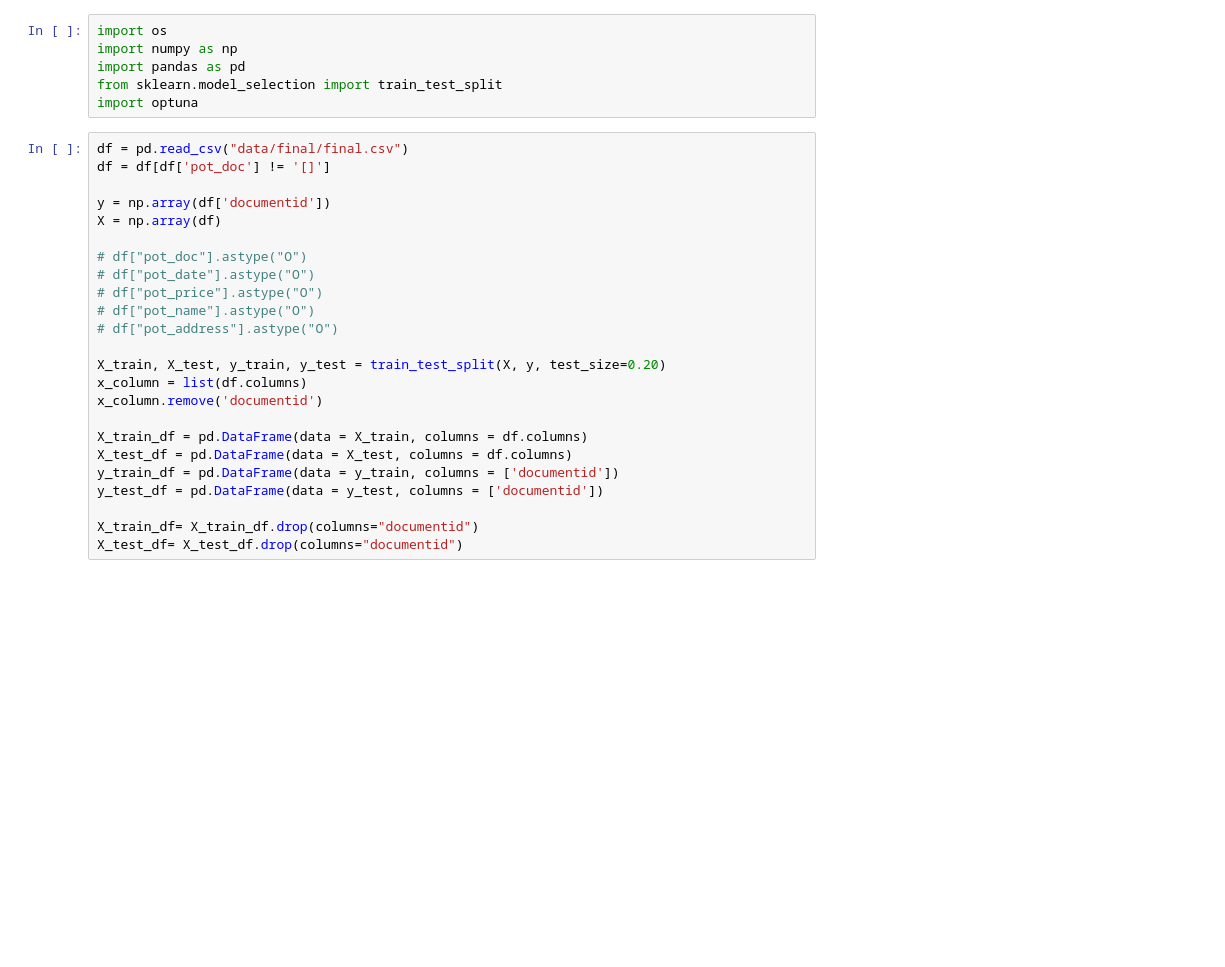
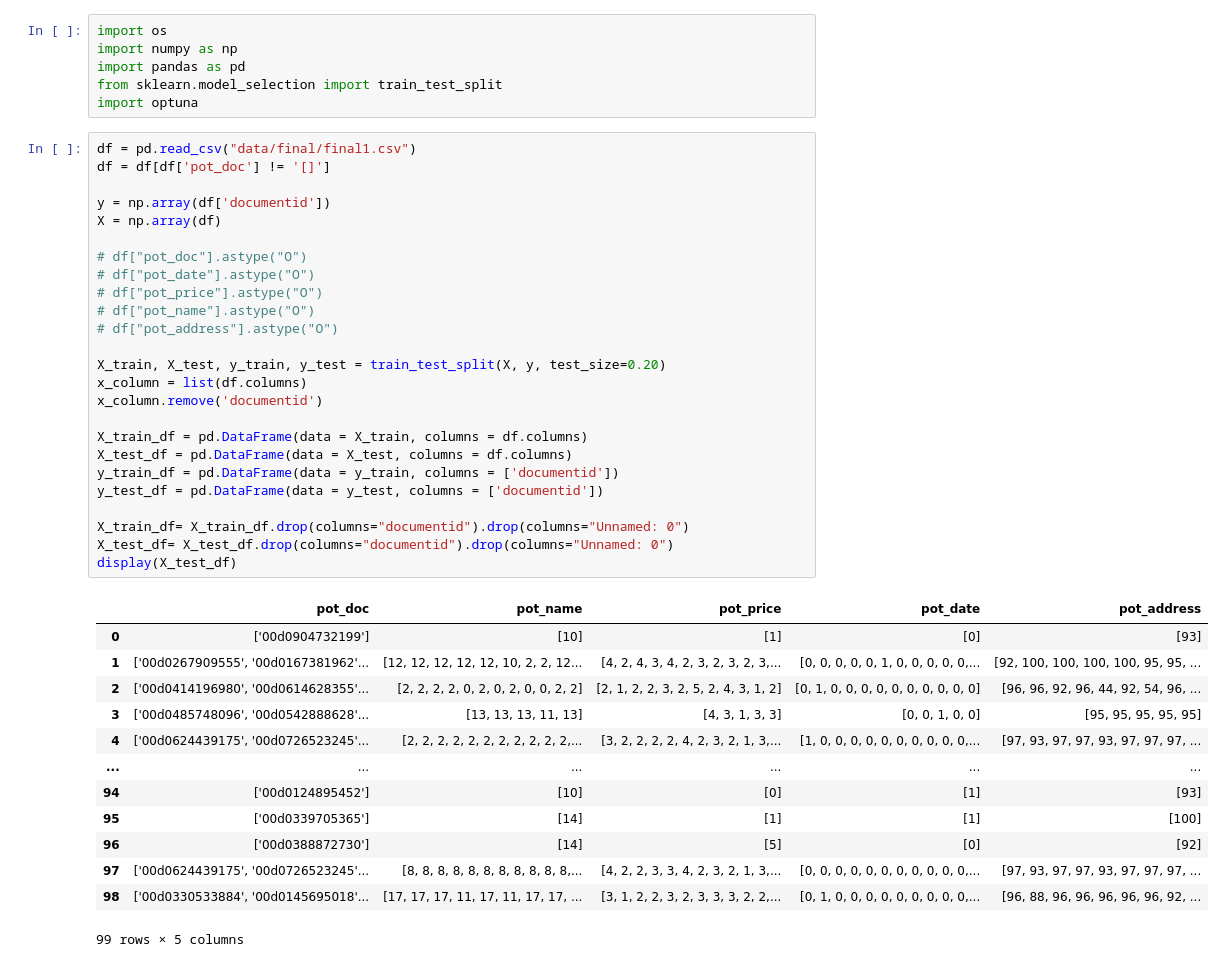
Before and after one commit to TopazFist/BillDatathon2023, a Jupyter notebook: machine_learning.ipynb, the cells around one changed output. Drawn from its saved outputs; the diff is of its cells as text; blank space fills up the shorter version.

```diff
--- a/machine_learning.ipynb
+++ b/machine_learning.ipynb
@@ -5,29 +5,44 @@ import pandas as pd
 from sklearn.model_selection import train_test_split
 import optuna
 # %%
-df = pd.read_csv("data/final/final.csv")
+df = pd.read_csv("data/final/final1.csv")
 df = df[df['pot_doc'] != '[]']
 
 y = np.array(df['documentid'])
 X = np.array(df)
 
 # df["pot_doc"].astype("O")
 # df["pot_date"].astype("O")
 # df["pot_price"].astype("O")
 # df["pot_name"].astype("O")
 # df["pot_address"].astype("O")
 
 X_train, X_test, y_train, y_test = train_test_split(X, y, test_size=0.20)
 x_column = list(df.columns)
 x_column.remove('documentid')
 
 X_train_df = pd.DataFrame(data = X_train, columns = df.columns)
 X_test_df = pd.DataFrame(data = X_test, columns = df.columns)
 y_train_df = pd.DataFrame(data = y_train, columns = ['documentid'])
 y_test_df = pd.DataFrame(data = y_test, columns = ['documentid'])
 
-X_train_df= X_train_df.drop(columns="documentid")
-X_test_df= X_test_df.drop(columns="documentid")
+X_train_df= X_train_df.drop(columns="documentid").drop(columns="Unnamed: 0")
+X_test_df= X_test_df.drop(columns="documentid").drop(columns="Unnamed: 0")
+display(X_test_df)
+# %% [output]
+|  | pot_doc | pot_name | pot_price | pot_date | pot_address |
+| 0 | ['00d0904732199'] | [10] | [1] | [0] | [93] |
+| 1 | ['00d0267909555', '00d0167381962'... | [12, 12, 12, 12, 12, 10, 2, 2, 12... | [4, 2, 4, 3, 4, 2, 3, 2, 3, 2, 3,... | [0, 0, 0, 0, 0, 1, 0, 0, 0, 0, 0,... | [92, 100, 100, 100, 100, 95, 95, ... |
+| 2 | ['00d0414196980', '00d0614628355'... | [2, 2, 2, 2, 0, 2, 0, 2, 0, 0, 2, 2] | [2, 1, 2, 2, 3, 2, 5, 2, 4, 3, 1, 2] | [0, 1, 0, 0, 0, 0, 0, 0, 0, 0, 0, 0] | [96, 96, 92, 96, 44, 92, 54, 96, ... |
+| 3 | ['00d0485748096', '00d0542888628'... | [13, 13, 13, 11, 13] | [4, 3, 1, 3, 3] | [0, 0, 1, 0, 0] | [95, 95, 95, 95, 95] |
+| 4 | ['00d0624439175', '00d0726523245'... | [2, 2, 2, 2, 2, 2, 2, 2, 2, 2, 2,... | [3, 2, 2, 2, 2, 4, 2, 3, 2, 1, 3,... | [1, 0, 0, 0, 0, 0, 0, 0, 0, 0, 0,... | [97, 93, 97, 97, 93, 97, 97, 97, ... |
+| ... | ... | ... | ... | ... | ... |
+| 94 | ['00d0124895452'] | [10] | [0] | [1] | [93] |
+| 95 | ['00d0339705365'] | [14] | [1] | [1] | [100] |
+| 96 | ['00d0388872730'] | [14] | [5] | [0] | [92] |
+| 97 | ['00d0624439175', '00d0726523245'... | [8, 8, 8, 8, 8, 8, 8, 8, 8, 8, 8,... | [4, 2, 2, 3, 3, 4, 2, 3, 2, 1, 3,... | [0, 0, 0, 0, 0, 0, 0, 0, 0, 0, 0,... | [97, 93, 97, 97, 93, 97, 97, 97, ... |
+| 98 | ['00d0330533884', '00d0145695018'... | [17, 17, 17, 11, 17, 11, 17, 17, ... | [3, 1, 2, 2, 3, 2, 3, 3, 3, 2, 2,... | [0, 1, 0, 0, 0, 0, 0, 0, 0, 0, 0,... | [96, 88, 96, 96, 96, 96, 96, 92, ... |
+99 rows × 5 columns
 # %%
 def compute_accuracy(x, y, z,a):
     results = []
```
Also changed, not shown: parts of 4 cells of this notebook.
